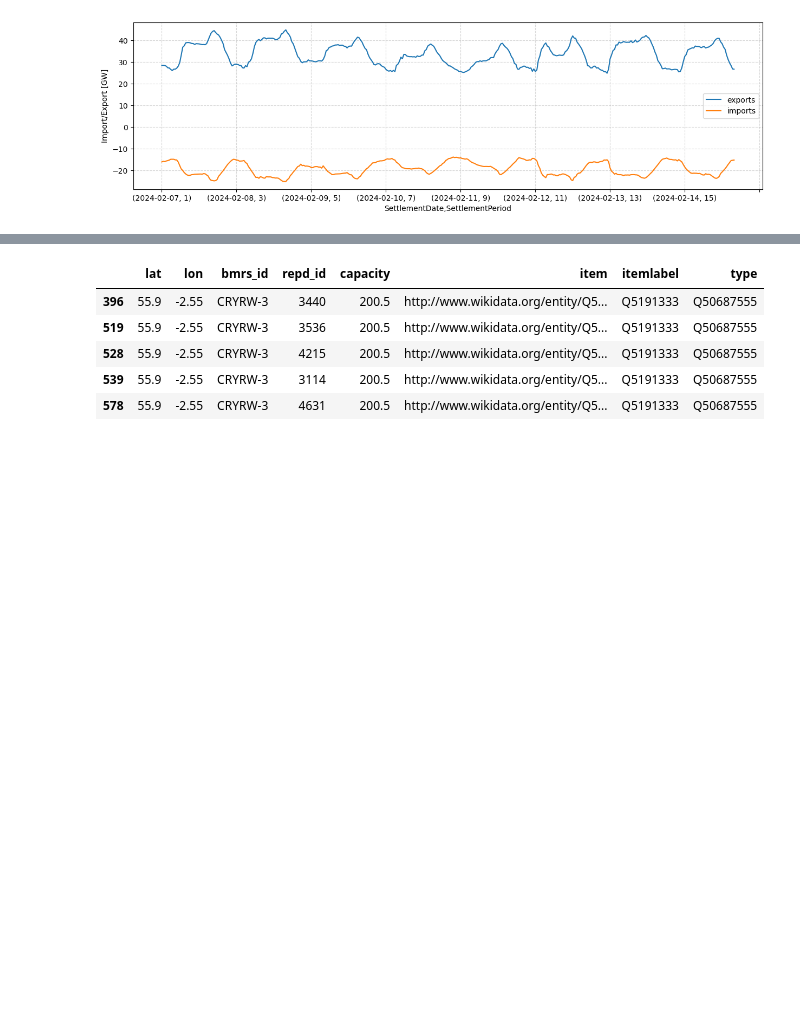
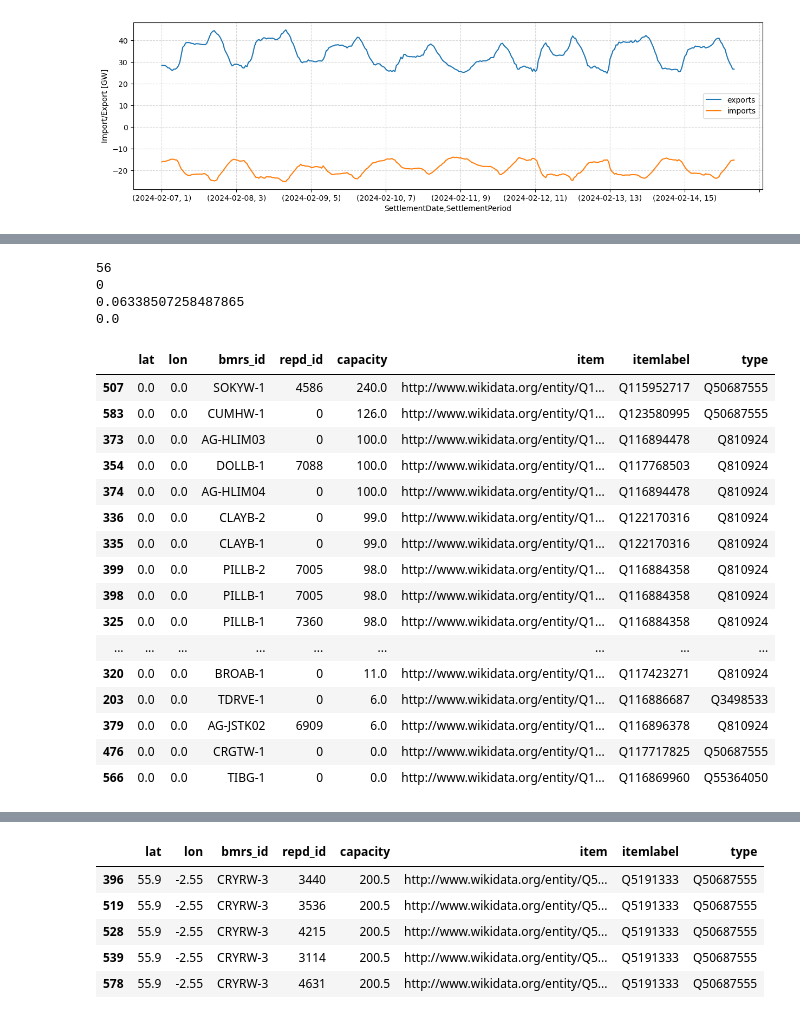
Before and after one commit to LukasFrankenQ/LMP, a Jupyter notebook: notebooks/wiki.ipynb, the cells around one changed output, grey strips where cells are left out. Drawn from its saved outputs; the diff is of its cells as text; code cells hidden in the pictures; blank space fills up the shorter version.

```diff
--- a/notebooks/wiki.ipynb
+++ b/notebooks/wiki.ipynb
@@ -239,0 +301,59 @@ plt.show()
+# %%
+wiki_counter = 0
+dict_counter = 0
+
+wiki_names = list()
+dict_names = list()
+
+for name in missing.index:
+
+    wiki_hits = wiki.loc[wiki["bmrs_id"] == name]
+    if not wiki_hits.empty:
+        # print("//////////////////////////")
+        # print(name)
+        # print(wiki_hits.head())
+        wiki_counter += 1
+        wiki_names.append(name)
+        continue
+
+    dict_hits = df_ids.loc[df_ids["sett_bmu_id"].str.contains(name).fillna(False)]
+    if not dict_hits.empty:
+        # print("..>>>>>>>>>>>>>>>>>>>>")
+        # print(name)
+        # print(dict_hits.head())
+        dict_counter += 1
+        dict_names.append(name)
+
+    # print('-------------------')
+
+print(wiki_counter)
+print(dict_counter)
+
+total = missing.sum()
+print(missing.loc[wiki_names].sum() / total)
+print(missing.loc[dict_names].sum() / total)
+# %% [output]
+56
+0
+0.06338507258487865
+0.0
+# %%
+wiki.loc[wiki["bmrs_id"].isin(wiki_names)].sort_values(by="capacity", ascending=False)
+# %% [output]
+|  | lat | lon | bmrs_id | repd_id | capacity | item | itemlabel | type |
+| 507 | 0.0 | 0.0 | SOKYW-1 | 4586 | 240.0 | http://www.wikidata.org/entity/Q1... | Q115952717 | Q50687555 |
+| 583 | 0.0 | 0.0 | CUMHW-1 | 0 | 126.0 | http://www.wikidata.org/entity/Q1... | Q123580995 | Q50687555 |
+| 373 | 0.0 | 0.0 | AG-HLIM03 | 0 | 100.0 | http://www.wikidata.org/entity/Q1... | Q116894478 | Q810924 |
+| 354 | 0.0 | 0.0 | DOLLB-1 | 7088 | 100.0 | http://www.wikidata.org/entity/Q1... | Q117768503 | Q810924 |
+| 374 | 0.0 | 0.0 | AG-HLIM04 | 0 | 100.0 | http://www.wikidata.org/entity/Q1... | Q116894478 | Q810924 |
+| 336 | 0.0 | 0.0 | CLAYB-2 | 0 | 99.0 | http://www.wikidata.org/entity/Q1... | Q122170316 | Q810924 |
+| 335 | 0.0 | 0.0 | CLAYB-1 | 0 | 99.0 | http://www.wikidata.org/entity/Q1... | Q122170316 | Q810924 |
+| 399 | 0.0 | 0.0 | PILLB-2 | 7005 | 98.0 | http://www.wikidata.org/entity/Q1... | Q116884358 | Q810924 |
+| 398 | 0.0 | 0.0 | PILLB-1 | 7005 | 98.0 | http://www.wikidata.org/entity/Q1... | Q116884358 | Q810924 |
+| 325 | 0.0 | 0.0 | PILLB-1 | 7360 | 98.0 | http://www.wikidata.org/entity/Q1... | Q116884358 | Q810924 |
+| ... | ... | ... | ... | ... | ... | ... | ... | ... |
+| 320 | 0.0 | 0.0 | BROAB-1 | 0 | 11.0 | http://www.wikidata.org/entity/Q1... | Q117423271 | Q810924 |
+| 203 | 0.0 | 0.0 | TDRVE-1 | 0 | 6.0 | http://www.wikidata.org/entity/Q1... | Q116886687 | Q3498533 |
+| 379 | 0.0 | 0.0 | AG-JSTK02 | 6909 | 6.0 | http://www.wikidata.org/entity/Q1... | Q116896378 | Q810924 |
+| 476 | 0.0 | 0.0 | CRGTW-1 | 0 | 0.0 | http://www.wikidata.org/entity/Q1... | Q117717825 | Q50687555 |
+| 566 | 0.0 | 0.0 | TIBG-1 | 0 | 0.0 | http://www.wikidata.org/entity/Q1... | Q116869960 | Q55364050 |
```
Also changed, not shown: parts of 30 cells of this notebook, 4 other files.
